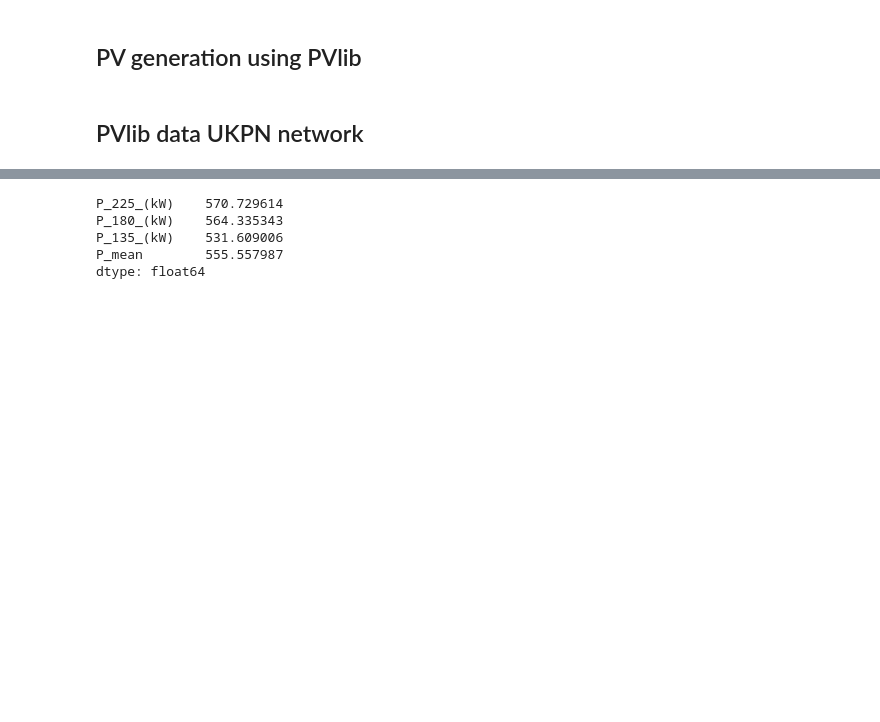
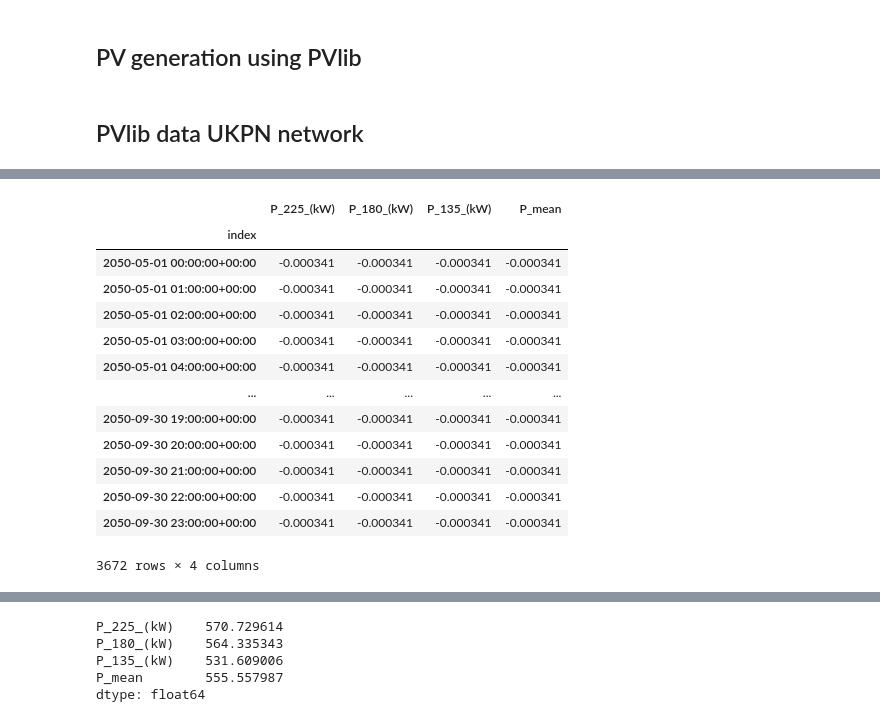
Before and after one commit to AlexandreLab/cooling_demand_UK, a Jupyter notebook: notebooks/PVlib.ipynb, the cells around one changed output, grey strips where cells are left out. Saved outputs shown, nothing was run; the diff lists cells and outputs as text; code cells hidden in the pictures; blank space fills up the shorter version.

```diff
--- a/notebooks/PVlib.ipynb
+++ b/notebooks/PVlib.ipynb
@@ -144,12 +146,14 @@ class PVmodel:
     return mc.results.ac / 1000 / kWp_pv  #kWh/kWp
 # %% [markdown]
 ## PVlib data UKPN network
+# %%
+weather_path = Path(r'/Users/sceac10/Library/CloudStorage/OneDrive-SharedLibraries-CardiffUniversity/National Grid - Open Innovation - Documents/General/02 - Work/00 - Misc and data/data/CIBSE weather data/input_model')
 # %%
 city = "Birmingham"
 column_names = [
   'Year', 'Month', 'Day', 'Hour', 'PWC', 'Cloud', 'DBT', 'WBT', 'RH', 'Press', 'WD', 'WS', 'GSR', 'DSR', 'Alt', 'Dec', 'Cloud1', 'DBT1', 'WBT1', 'Press1', 'WD1', 'WS1'
 ]
-pathlist = Path(main.PATH_CIBSE_DATA).rglob('*_DSY2_2050High50*.csv')
+pathlist = weather_path.rglob('*_DSY2_2050High50*.csv')
 
 dict_cibse_temperature: dict[str, pd.Series] = {}
 for path in pathlist:
@@ -206,0 +225,17 @@ Europe/London
+# %%
+pv_outputs_df
+# %% [output]
+|  | P_225_(kW) | P_180_(kW) | P_135_(kW) | P_mean |
+| index |  |  |  |  |
+| 2050-05-01 00:00:00+00:00 | -0.000341 | -0.000341 | -0.000341 | -0.000341 |
+| 2050-05-01 01:00:00+00:00 | -0.000341 | -0.000341 | -0.000341 | -0.000341 |
+| 2050-05-01 02:00:00+00:00 | -0.000341 | -0.000341 | -0.000341 | -0.000341 |
+| 2050-05-01 03:00:00+00:00 | -0.000341 | -0.000341 | -0.000341 | -0.000341 |
+| 2050-05-01 04:00:00+00:00 | -0.000341 | -0.000341 | -0.000341 | -0.000341 |
+| ... | ... | ... | ... | ... |
+| 2050-09-30 19:00:00+00:00 | -0.000341 | -0.000341 | -0.000341 | -0.000341 |
+| 2050-09-30 20:00:00+00:00 | -0.000341 | -0.000341 | -0.000341 | -0.000341 |
+| 2050-09-30 21:00:00+00:00 | -0.000341 | -0.000341 | -0.000341 | -0.000341 |
+| 2050-09-30 22:00:00+00:00 | -0.000341 | -0.000341 | -0.000341 | -0.000341 |
+| 2050-09-30 23:00:00+00:00 | -0.000341 | -0.000341 | -0.000341 | -0.000341 |
+3672 rows × 4 columns
```
Also changed, not shown: parts of 7 cells of this notebook, 6 other files.
